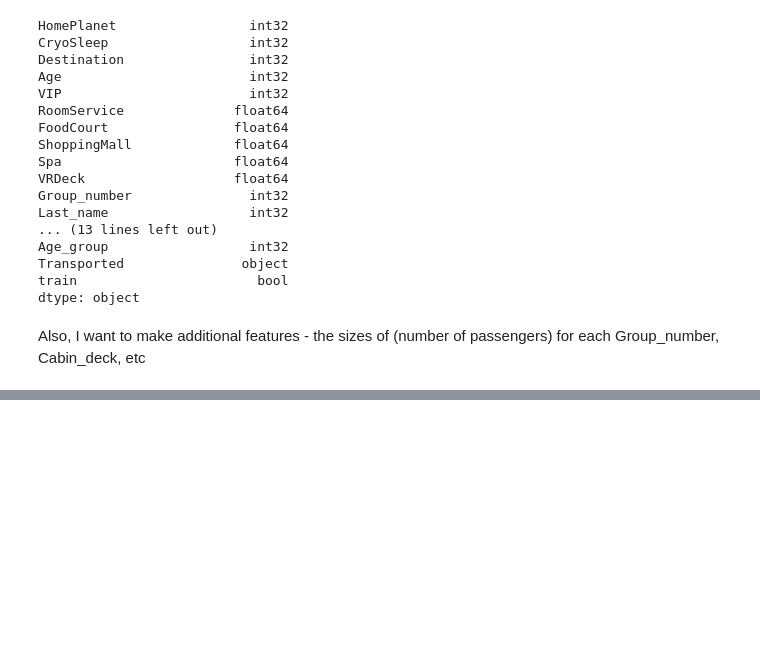
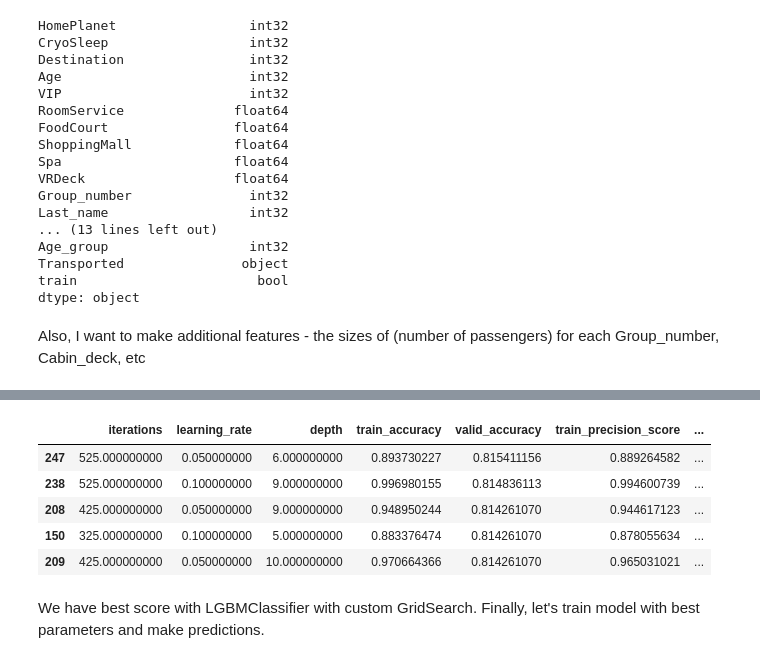
Before and after one commit to tatiana-stukan/kaggle-projects, a Jupyter notebook: spaceship_titanic/main.ipynb, the cells around one changed output, grey strips where cells are left out. Cells and saved outputs as stored; diff of their text form; code cells hidden in the pictures; blank space fills up the shorter version.

```diff
--- a/spaceship_titanic/main.ipynb
+++ b/spaceship_titanic/main.ipynb
@@ -1347,0 +1376,23 @@ RandomizedSearchCV(cv=StratifiedKFold(n_splits=5, random_state=18, shuffle=True)
+# %%
+cat_table = pd.DataFrame(columns = ['iterations', 'learning_rate', 'depth', 'train_accuracy', 'valid_accuracy', 'train_precision_score', 'valid_precision_score', 'train_recall_score', 'valid_recall_score', 'train_f1_score', 'valid_f1_score', 'train_log_loss', 'valid_log_loss'])
+
+for iterations in range(25, 526, 100):
+    for learning_rate in [1, 0.7, 0.5, 0.3, 0.1, 0.01, 0.05]:
+        for depth in range(5, 11):
+            cat = CatBoostClassifier(iterations = iterations, learning_rate = learning_rate, depth = depth, random_state = 18, random_strength = 18, verbose = False).fit(X_train, y_train)
+
+            cat_train_predicted = cat.predict(X_train)
+            cat_valid_predicted = cat.predict(X_valid)
+
+            cat_table = cat_table.append(dict(zip(cat_table.columns,[iterations, learning_rate, depth, accuracy_score(y_train, cat_train_predicted), accuracy_score(y_valid, cat_valid_predicted), precision_score(y_train, cat_train_predicted), precision_score(y_valid, cat_valid_predicted), recall_score(y_train, cat_train_predicted), recall_score(y_valid, cat_valid_predicted), f1_score(y_train, cat_train_predicted), f1_score(y_valid, cat_valid_predicted), log_loss(y_train, cat_train_predicted), log_loss(y_valid, cat_valid_predicted)])), ignore_index=True)
+
+cat_table.sort_values(by = 'valid_accuracy', ascending=False).head(5)
+# %% [output]
+|  | iterations | learning_rate | depth | train_accuracy | valid_accuracy | train_precision_score | ... |
+| 247 | 525.000000000 | 0.050000000 | 6.000000000 | 0.893730227 | 0.815411156 | 0.889264582 | ... |
+| 238 | 525.000000000 | 0.100000000 | 9.000000000 | 0.996980155 | 0.814836113 | 0.994600739 | ... |
+| 208 | 425.000000000 | 0.050000000 | 9.000000000 | 0.948950244 | 0.814261070 | 0.944617123 | ... |
+| 150 | 325.000000000 | 0.100000000 | 5.000000000 | 0.883376474 | 0.814261070 | 0.878055634 | ... |
+| 209 | 425.000000000 | 0.050000000 | 10.000000000 | 0.970664366 | 0.814261070 | 0.965031021 | ... |
+# %% [markdown]
+We have best score with LGBMClassifier with custom GridSearch. Finally, let's train model with best parameters and make predictions.
```
Also changed, not shown: parts of 20 cells of this notebook.
